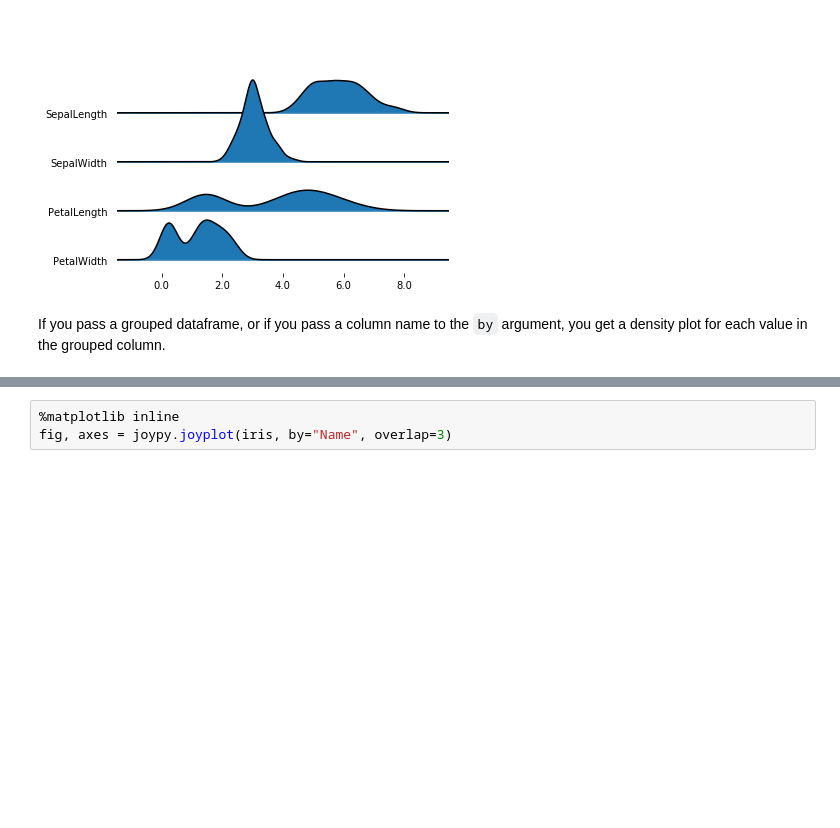
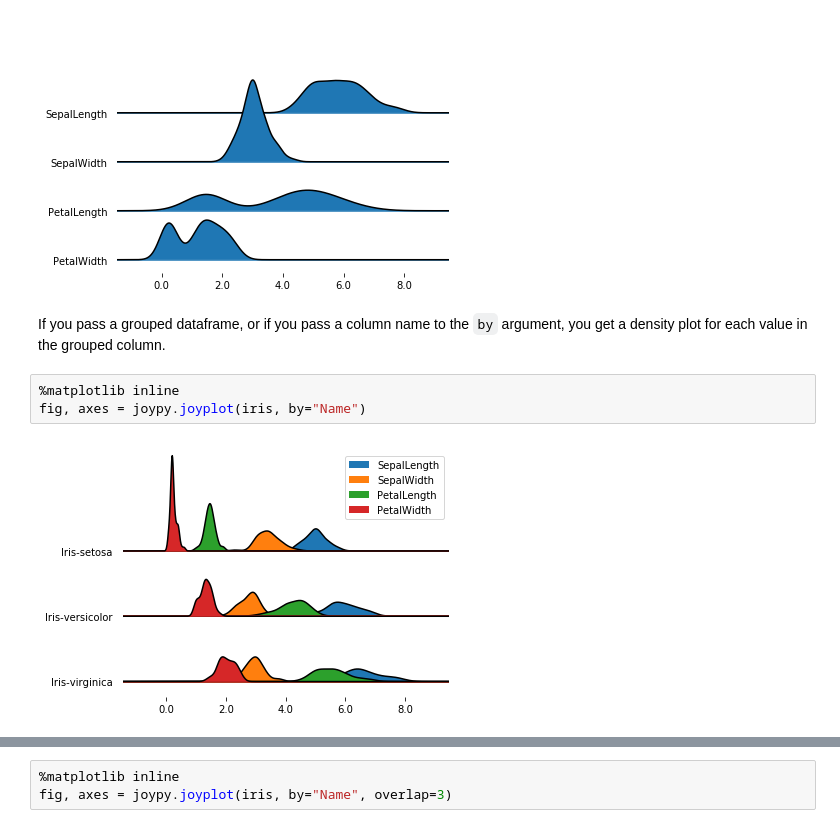
Before and after one commit to leotac/joypy, a Jupyter notebook: Joyplot.ipynb, the cells around one changed output, grey strips where cells are left out. Drawn from its saved outputs; the diff is of its cells as text; blank space fills up the shorter version.

```diff
--- a/Joyplot.ipynb
+++ b/Joyplot.ipynb
@@ -20,3 +21,8 @@ fig, axes = joypy.joyplot(iris)
 # %% [markdown]
 If you pass a grouped dataframe, or if you pass a column name to the `by` argument, you get a density plot
 for each value in the grouped column.
+# %%
+%matplotlib inline
+fig, axes = joypy.joyplot(iris, by="Name")
+# %% [output]
+[figure, added]
```
Also changed, not shown: parts of 13 cells of this notebook.
